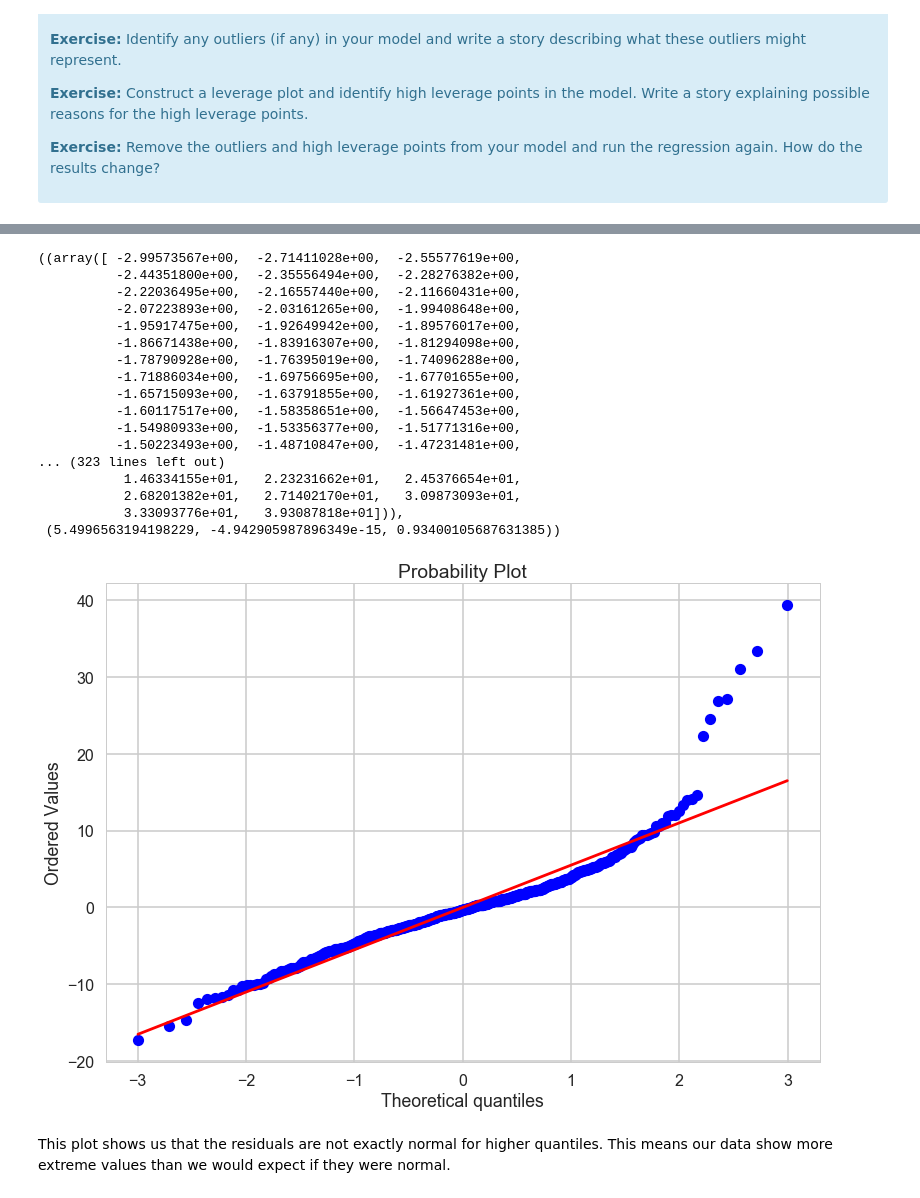
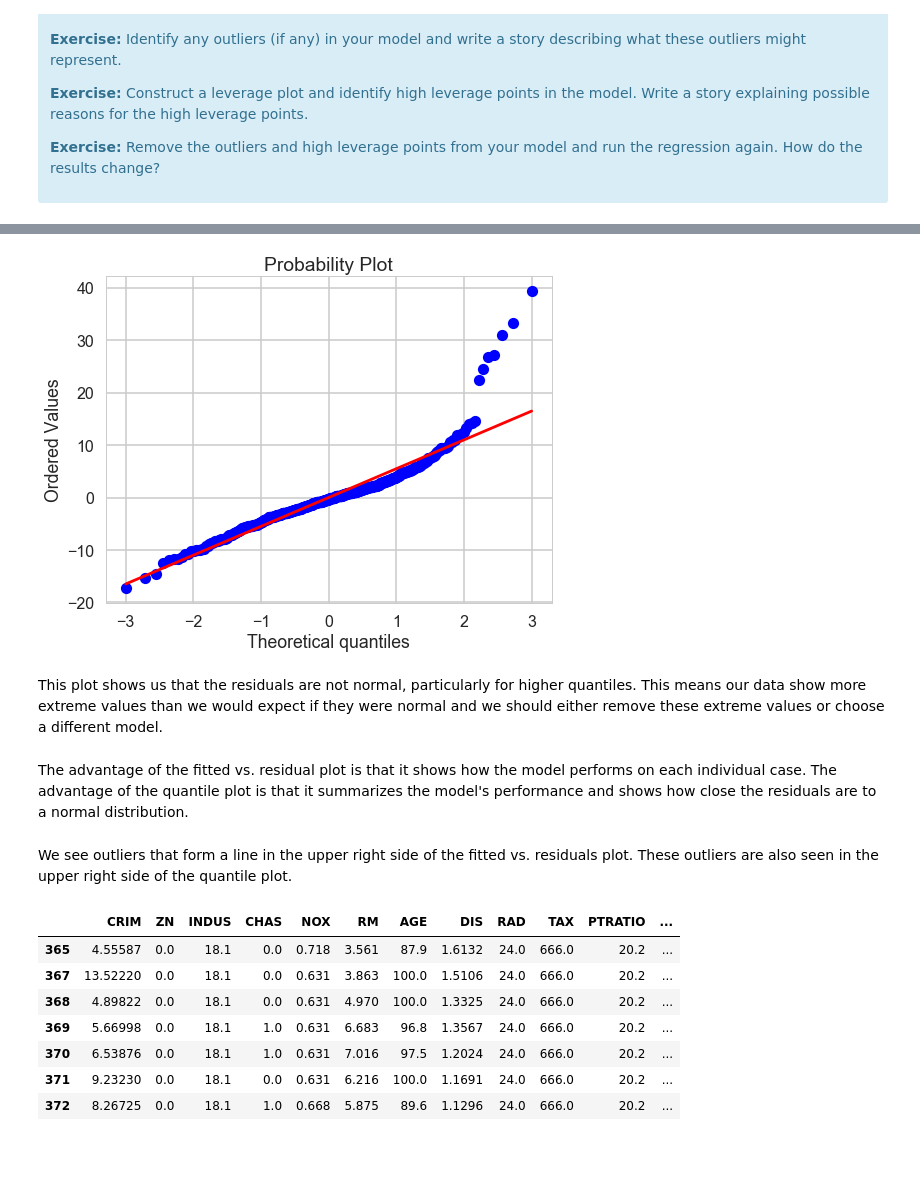
Before and after one commit to tmcdunn/springboard-boson_housing, a Jupyter notebook: Linear_Regression_Boston_Housing_exercises.ipynb, the cells around one changed output, grey strips where cells are left out. Saved outputs shown, nothing was run; the diff lists cells and outputs as text; code cells hidden in the pictures; blank space fills up the shorter version.

```diff
--- a/Linear_Regression_Boston_Housing_exercises.ipynb
+++ b/Linear_Regression_Boston_Housing_exercises.ipynb
@@ -893,26 +907,28 @@ This plot indicates some nonlinearity; there is dependency between the residuals
 # %%
 from scipy.stats import probplot
-fig = plt.figure()
+fig = plt.figure(figsize=(8,6))
 ax = fig.add_subplot(111)
-probplot(m2.resid, plot=ax)
+_ = probplot(m2.resid, plot=ax)
 # %% [output]
-((array([ -2.99573567e+00,  -2.71411028e+00,  -2.55577619e+00,
-          -2.44351800e+00,  -2.35556494e+00,  -2.28276382e+00,
-          -2.22036495e+00,  -2.16557440e+00,  -2.11660431e+00,
-          -2.07223893e+00,  -2.03161265e+00,  -1.99408648e+00,
-          -1.95917475e+00,  -1.92649942e+00,  -1.89576017e+00,
-          -1.86671438e+00,  -1.83916307e+00,  -1.81294098e+00,
-          -1.78790928e+00,  -1.76395019e+00,  -1.74096288e+00,
-          -1.71886034e+00,  -1.69756695e+00,  -1.67701655e+00,
-          -1.65715093e+00,  -1.63791855e+00,  -1.61927361e+00,
-          -1.60117517e+00,  -1.58358651e+00,  -1.56647453e+00,
-          -1.54980933e+00,  -1.53356377e+00,  -1.51771316e+00,
-          -1.50223493e+00,  -1.48710847e+00,  -1.47231481e+00,
-... (323 lines left out)
-           1.46334155e+01,   2.23231662e+01,   2.45376654e+01,
-           2.68201382e+01,   2.71402170e+01,   3.09873093e+01,
-           3.33093776e+01,   3.93087818e+01])),
- (5.4996563194198229, -4.942905987896349e-15, 0.93400105687631385))
-[figure, old version]
+[figure, new version]
 # %% [markdown]
-This plot shows us that the residuals are not exactly normal for higher quantiles. This means our data show more extreme values than we would expect if they were normal.
+This plot shows us that the residuals are not normal, particularly for higher quantiles. This means our data show more extreme values than we would expect if they were normal and we should either remove these extreme values or choose a different model.
+# %% [markdown]
+The advantage of the fitted vs. residual plot is that it shows how the model performs on each individual case. The advantage of the quantile plot is that it summarizes the model's performance and shows how close the residuals are to a normal distribution.
+# %% [markdown]
+We see outliers that form a line in the upper right side of the fitted vs. residuals plot. These outliers are also seen in the upper right side of the quantile plot.
+# %%
+# What are these outliers?
+fits = m2.fittedvalues
+resids = m2.resid
+highresids = m2.resid > 20  # outliers from quantile plot
+bos[highresids]
+# %% [output]
+|  | CRIM | ZN | INDUS | CHAS | NOX | RM | AGE | DIS | RAD | TAX | PTRATIO | ... |
+| 365 | 4.55587 | 0.0 | 18.1 | 0.0 | 0.718 | 3.561 | 87.9 | 1.6132 | 24.0 | 666.0 | 20.2 | ... |
+| 367 | 13.52220 | 0.0 | 18.1 | 0.0 | 0.631 | 3.863 | 100.0 | 1.5106 | 24.0 | 666.0 | 20.2 | ... |
+| 368 | 4.89822 | 0.0 | 18.1 | 0.0 | 0.631 | 4.970 | 100.0 | 1.3325 | 24.0 | 666.0 | 20.2 | ... |
+| 369 | 5.66998 | 0.0 | 18.1 | 1.0 | 0.631 | 6.683 | 96.8 | 1.3567 | 24.0 | 666.0 | 20.2 | ... |
+| 370 | 6.53876 | 0.0 | 18.1 | 1.0 | 0.631 | 7.016 | 97.5 | 1.2024 | 24.0 | 666.0 | 20.2 | ... |
+| 371 | 9.23230 | 0.0 | 18.1 | 0.0 | 0.631 | 6.216 | 100.0 | 1.1691 | 24.0 | 666.0 | 20.2 | ... |
+| 372 | 8.26725 | 0.0 | 18.1 | 1.0 | 0.668 | 5.875 | 89.6 | 1.1296 | 24.0 | 666.0 | 20.2 | ... |
```
Also changed, not shown: parts of 49 cells of this notebook.
